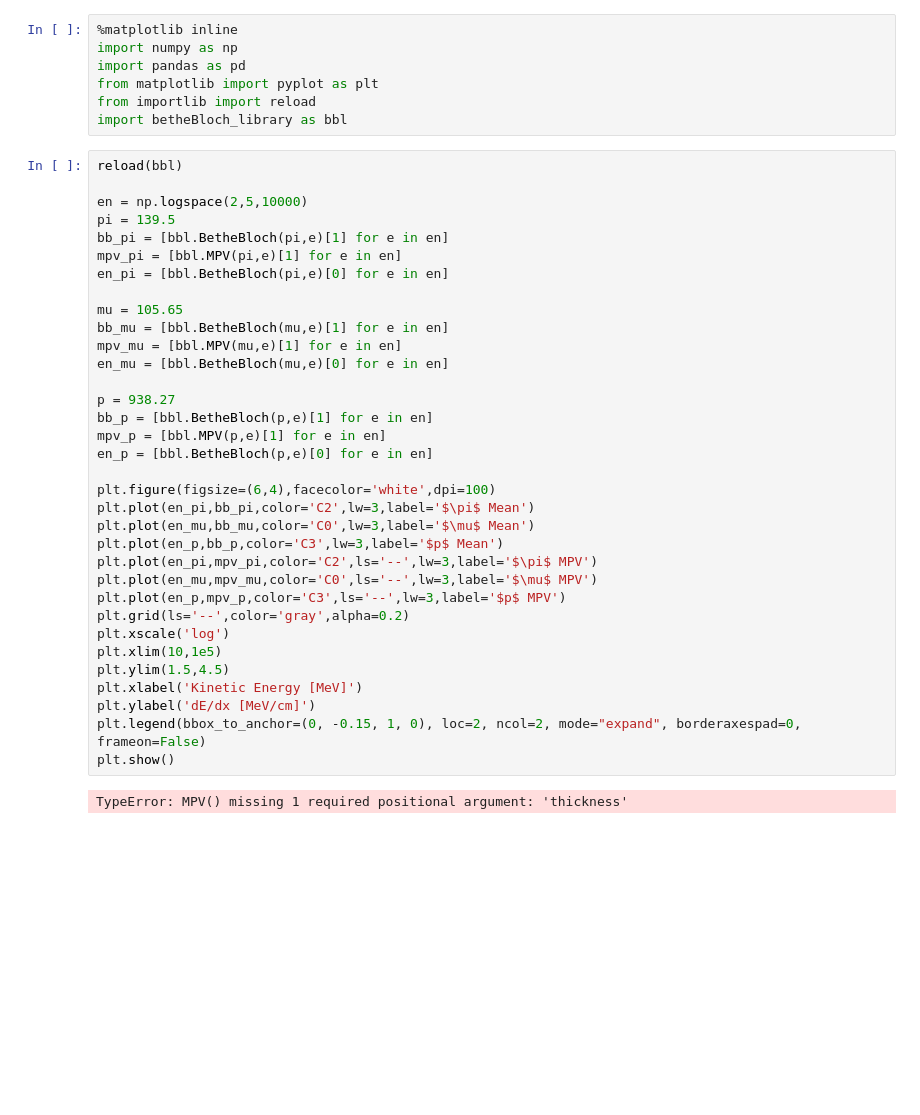
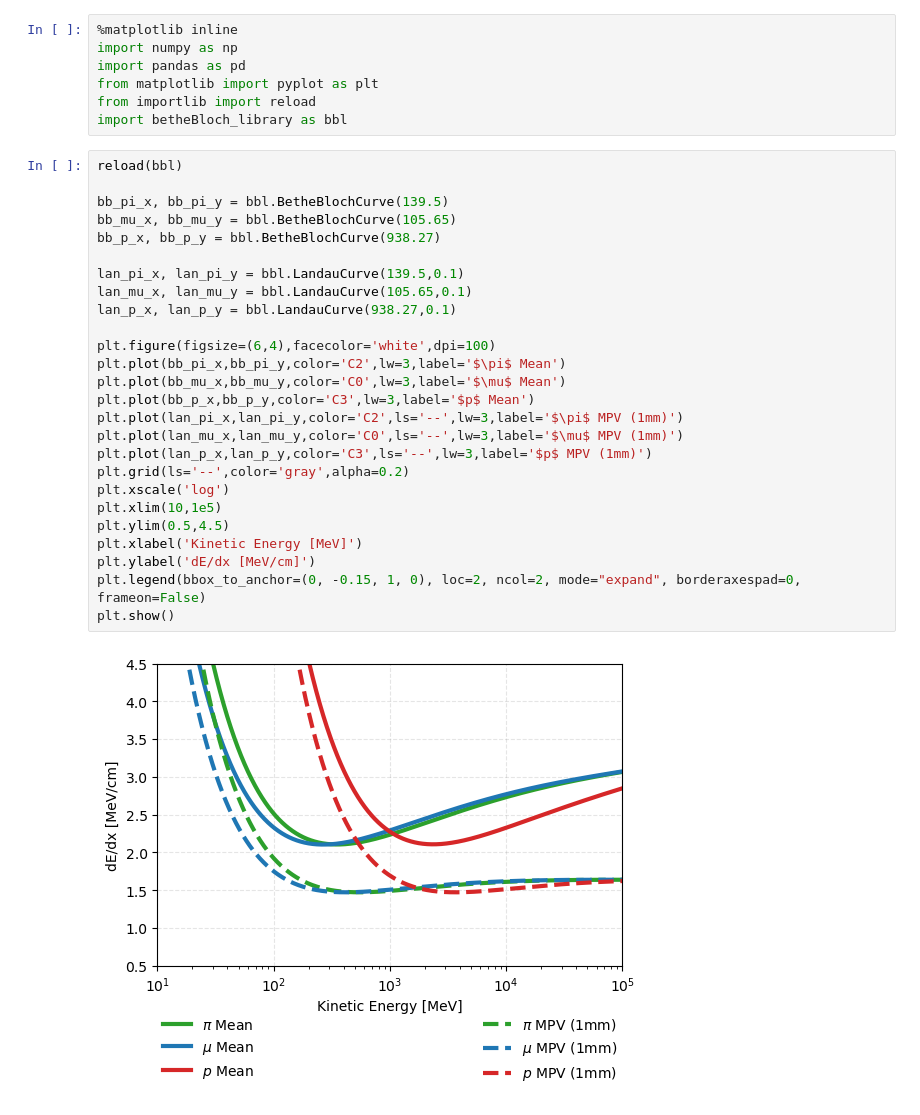
Before and after one commit to sdporzio/lar-energyloss, a Jupyter notebook: test.ipynb, the cells around one changed output. Saved outputs shown, nothing was run; the diff lists cells and outputs as text; blank space fills up the shorter version.

```diff
--- a/test.ipynb
+++ b/test.ipynb
@@ -8,36 +8,28 @@ import betheBloch_library as bbl
 # %%
 reload(bbl)
 
-en = np.logspace(2,5,10000)
-pi = 139.5
-bb_pi = [bbl.BetheBloch(pi,e)[1] for e in en]
-mpv_pi = [bbl.MPV(pi,e)[1] for e in en]
-en_pi = [bbl.BetheBloch(pi,e)[0] for e in en]
+bb_pi_x, bb_pi_y = bbl.BetheBlochCurve(139.5)
+bb_mu_x, bb_mu_y = bbl.BetheBlochCurve(105.65)
+bb_p_x, bb_p_y = bbl.BetheBlochCurve(938.27)
 
-mu = 105.65
-bb_mu = [bbl.BetheBloch(mu,e)[1] for e in en]
-mpv_mu = [bbl.MPV(mu,e)[1] for e in en]
-en_mu = [bbl.BetheBloch(mu,e)[0] for e in en]
-
-p = 938.27
-bb_p = [bbl.BetheBloch(p,e)[1] for e in en]
-mpv_p = [bbl.MPV(p,e)[1] for e in en]
-en_p = [bbl.BetheBloch(p,e)[0] for e in en]
+lan_pi_x, lan_pi_y = bbl.LandauCurve(139.5,0.1)
+lan_mu_x, lan_mu_y = bbl.LandauCurve(105.65,0.1)
+lan_p_x, lan_p_y = bbl.LandauCurve(938.27,0.1)
 
 plt.figure(figsize=(6,4),facecolor='white',dpi=100)
-plt.plot(en_pi,bb_pi,color='C2',lw=3,label='$\pi$ Mean')
-plt.plot(en_mu,bb_mu,color='C0',lw=3,label='$\mu$ Mean')
-plt.plot(en_p,bb_p,color='C3',lw=3,label='$p$ Mean')
-plt.plot(en_pi,mpv_pi,color='C2',ls='--',lw=3,label='$\pi$ MPV')
-plt.plot(en_mu,mpv_mu,color='C0',ls='--',lw=3,label='$\mu$ MPV')
-plt.plot(en_p,mpv_p,color='C3',ls='--',lw=3,label='$p$ MPV')
+plt.plot(bb_pi_x,bb_pi_y,color='C2',lw=3,label='$\pi$ Mean')
+plt.plot(bb_mu_x,bb_mu_y,color='C0',lw=3,label='$\mu$ Mean')
+plt.plot(bb_p_x,bb_p_y,color='C3',lw=3,label='$p$ Mean')
+plt.plot(lan_pi_x,lan_pi_y,color='C2',ls='--',lw=3,label='$\pi$ MPV (1mm)')
+plt.plot(lan_mu_x,lan_mu_y,color='C0',ls='--',lw=3,label='$\mu$ MPV (1mm)')
+plt.plot(lan_p_x,lan_p_y,color='C3',ls='--',lw=3,label='$p$ MPV (1mm)')
 plt.grid(ls='--',color='gray',alpha=0.2)
 plt.xscale('log')
 plt.xlim(10,1e5)
-plt.ylim(1.5,4.5)
+plt.ylim(0.5,4.5)
 plt.xlabel('Kinetic Energy [MeV]')
 plt.ylabel('dE/dx [MeV/cm]')
 plt.legend(bbox_to_anchor=(0, -0.15, 1, 0), loc=2, ncol=2, mode="expand", borderaxespad=0, frameon=False)
 plt.show()
 # %% [output]
-TypeError: MPV() missing 1 required positional argument: 'thickness'
+[figure, added]
```
Also changed, not shown: parts of 7 cells of this notebook, 3 other files.
